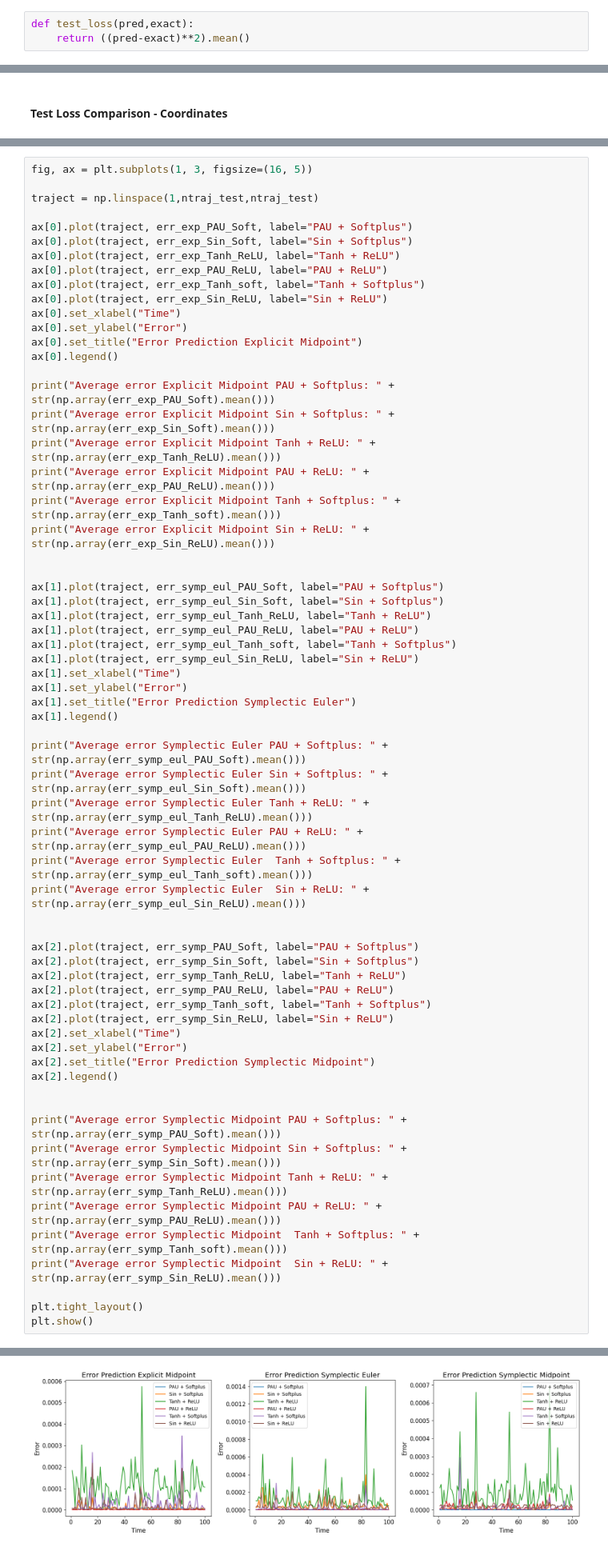
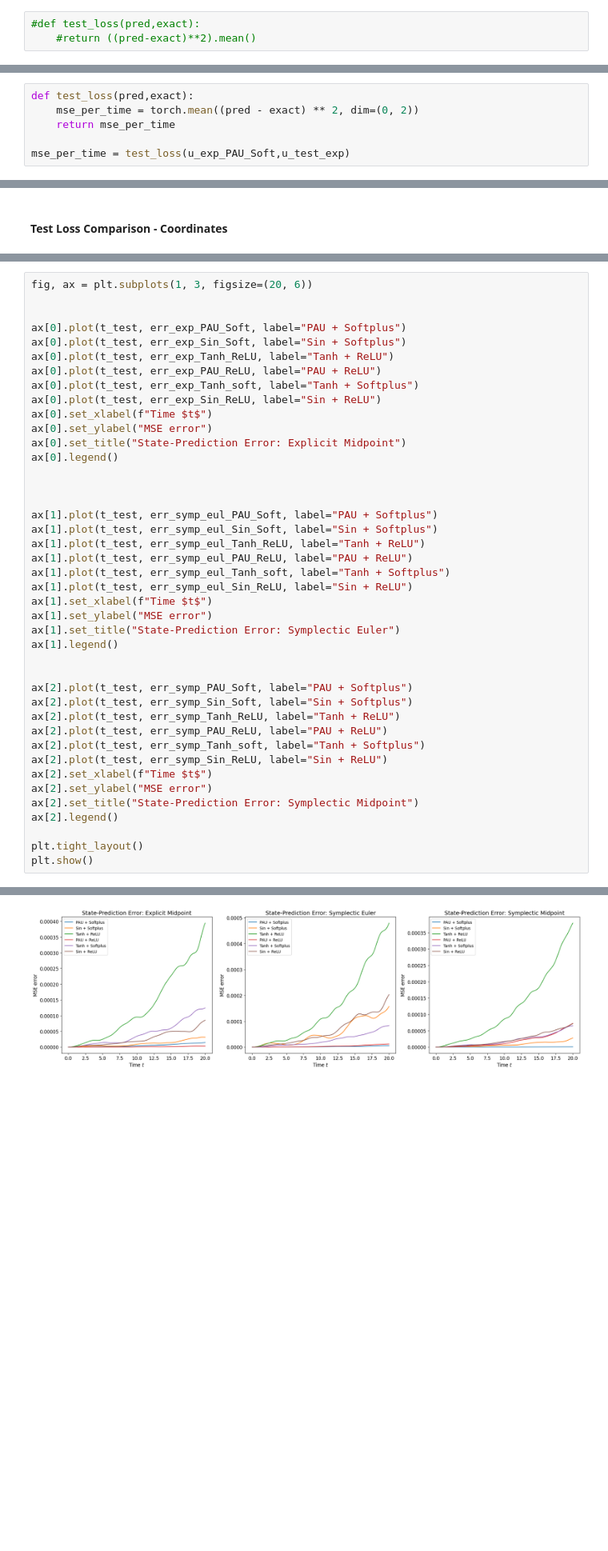
Before and after one commit to sannejamila/HNNs_ODEs, a Jupyter notebook: HenonHeiles.ipynb, the cells around one changed output, grey strips where cells are left out. Shown at 80% size. Cells and saved outputs as stored; diff of their text form; blank space fills up the shorter version.

```diff
--- a/HenonHeiles.ipynb
+++ b/HenonHeiles.ipynb
@@ -438,8 +452,8 @@ plt.show()
 # %% [markdown]
 ## Test Error Analysis - Comparing Activation Functions
 # %%
-def test_loss(pred,exact):
-    return ((pred-exact)**2).mean()
+#def test_loss(pred,exact):
+    #return ((pred-exact)**2).mean()
 # %% [markdown]
 ### Predicting Test Data
 # %%
@@ -477,6 +491,12 @@ Explicit Midpoint with Tanh and ReLU done
 Explicit Midpoint with PAU and ReLU done
 Explicit Midpoint with Tanh and Softplus done
 Explicit Midpoint with Sin and ReLU done
+# %%
+def test_loss(pred,exact):
+    mse_per_time = torch.mean((pred - exact) ** 2, dim=(0, 2))
+    return mse_per_time
+
+mse_per_time = test_loss(u_exp_PAU_Soft,u_test_exp)
 # %%
 u_symp_eul_PAU_Soft, _ = model_symp_eul_PAU_Soft.generate_trajectories(ntrajectories = ntraj_test, t_sample = t_test,integrator = "symplectic euler",u0s=u0_test)
 print("Symplectic Euler with PAU and Softplus done")
@@ -568,64 +564,42 @@ for i in range(u_symp_Sin_ReLU.shape[0]):
 # %%
-fig, ax = plt.subplots(1, 3, figsize=(16, 5))
+fig, ax = plt.subplots(1, 3, figsize=(20, 6))
 
-traject = np.linspace(1,ntraj_test,ntraj_test)
 
-ax[0].plot(traject, err_exp_PAU_Soft, label="PAU + Softplus")
-ax[0].plot(traject, err_exp_Sin_Soft, label="Sin + Softplus")
-ax[0].plot(traject, err_exp_Tanh_ReLU, label="Tanh + ReLU")
-ax[0].plot(traject, err_exp_PAU_ReLU, label="PAU + ReLU")
-ax[0].plot(traject, err_exp_Tanh_soft, label="Tanh + Softplus")
-ax[0].plot(traject, err_exp_Sin_ReLU, label="Sin + ReLU")
-ax[0].set_xlabel("Time")
-ax[0].set_ylabel("Error")
-ax[0].set_title("Error Prediction Explicit Midpoint")
+ax[0].plot(t_test, err_exp_PAU_Soft, label="PAU + Softplus")
+ax[0].plot(t_test, err_exp_Sin_Soft, label="Sin + Softplus")
+ax[0].plot(t_test, err_exp_Tanh_ReLU, label="Tanh + ReLU")
+ax[0].plot(t_test, err_exp_PAU_ReLU, label="PAU + ReLU")
+ax[0].plot(t_test, err_exp_Tanh_soft, label="Tanh + Softplus")
+ax[0].plot(t_test, err_exp_Sin_ReLU, label="Sin + ReLU")
+ax[0].set_xlabel(f"Time $t$")
+ax[0].set_ylabel("MSE error")
+ax[0].set_title("State-Prediction Error: Explicit Midpoint")
 ax[0].legend()
 
-print("Average error Explicit Midpoint PAU + Softplus: " + str(np.array(err_exp_PAU_Soft).mean()))
-print("Average error Explicit Midpoint Sin + Softplus: " + str(np.array(err_exp_Sin_Soft).mean()))
-print("Average error Explicit Midpoint Tanh + ReLU: " + str(np.array(err_exp_Tanh_ReLU).mean()))
-print("Average error Explicit Midpoint PAU + ReLU: " + str(np.array(err_exp_PAU_ReLU).mean()))
-print("Average error Explicit Midpoint Tanh + Softplus: " + str(np.array(err_exp_Tanh_soft).mean()))
-print("Average error Explicit Midpoint Sin + ReLU: " + str(np.array(err_exp_Sin_ReLU).mean()))
 
 
-ax[1].plot(traject, err_symp_eul_PAU_Soft, label="PAU + Softplus")
-ax[1].plot(traject, err_symp_eul_Sin_Soft, label="Sin + Softplus")
-ax[1].plot(traject, err_symp_eul_Tanh_ReLU, label="Tanh + ReLU")
-ax[1].plot(traject, err_symp_eul_PAU_ReLU, label="PAU + ReLU")
-ax[1].plot(traject, err_symp_eul_Tanh_soft, label="Tanh + Softplus")
-ax[1].plot(traject, err_symp_eul_Sin_ReLU, label="Sin + ReLU")
-ax[1].set_xlabel("Time")
-ax[1].set_ylabel("Error")
-ax[1].set_title("Error Prediction Symplectic Euler")
+ax[1].plot(t_test, err_symp_eul_PAU_Soft, label="PAU + Softplus")
+ax[1].plot(t_test, err_symp_eul_Sin_Soft, label="Sin + Softplus")
+ax[1].plot(t_test, err_symp_eul_Tanh_ReLU, label="Tanh + ReLU")
+ax[1].plot(t_test, err_symp_eul_PAU_ReLU, label="PAU + ReLU")
+ax[1].plot(t_test, err_symp_eul_Tanh_soft, label="Tanh + Softplus")
+ax[1].plot(t_test, err_symp_eul_Sin_ReLU, label="Sin + ReLU")
+ax[1].set_xlabel(f"Time $t$")
+ax[1].set_ylabel("MSE error")
+ax[1].set_title("State-Prediction Error: Symplectic Euler")
 ax[1].legend()
 
-print("Average error Symplectic Euler PAU + Softplus: " + str(np.array(err_symp_eul_PAU_Soft).mean()))
-print("Average error Symplectic Euler Sin + Softplus: " + str(np.array(err_symp_eul_Sin_Soft).mean()))
-print("Average error Symplectic Euler Tanh + ReLU: " + str(np.array(err_symp_eul_Tanh_ReLU).mean()))
-print("Average error Symplectic Euler PAU + ReLU: " + str(np.array(err_symp_eul_PAU_ReLU).mean()))
-print("Average error Symplectic Euler  Tanh + Softplus: " + str(np.array(err_symp_eul_Tanh_soft).mean()))
-print("Average error Symplectic Euler  Sin + ReLU: " + str(np.array(err_symp_eul_Sin_ReLU).mean()))
 
-
-ax[2].plot(traject, err_symp_PAU_Soft, label="PAU + Softplus")
-ax[2].plot(traject, err_symp_Sin_Soft, label="Sin + Softplus")
-ax[2].plot(traject, err_symp_Tanh_ReLU, label="Tanh + ReLU")
-ax[2].plot(traject, err_symp_PAU_ReLU, label="PAU + ReLU")
-ax[2].plot(traject, err_symp_Tanh_soft, label="Tanh + Softplus")
-ax[2].plot(traject, err_symp_Sin_ReLU, label="Sin + ReLU")
-ax[2].set_xlabel("Time")
-ax[2].set_ylabel("Error")
-ax[2].set_title("Error Prediction Symplectic Midpoint")
+ax[2].plot(t_test, err_symp_PAU_Soft, label="PAU + Softplus")
+ax[2].plot(t_test, err_symp_Sin_Soft, label="Sin + Softplus")
+ax[2].plot(t_test, err_symp_Tanh_ReLU, label="Tanh + ReLU")
+ax[2].plot(t_test, err_symp_PAU_ReLU, label="PAU + ReLU")
+ax[2].plot(t_test, err_symp_Tanh_soft, label="Tanh + Softplus")
+ax[2].plot(t_test, err_symp_Sin_ReLU, label="Sin + ReLU")
+ax[2].set_xlabel(f"Time $t$")
+ax[2].set_ylabel("MSE error")
+ax[2].set_title("State-Prediction Error: Symplectic Midpoint")
 ax[2].legend()
-
-
-print("Average error Symplectic Midpoint PAU + Softplus: " + str(np.array(err_symp_PAU_Soft).mean()))
-print("Average error Symplectic Midpoint Sin + Softplus: " + str(np.array(err_symp_Sin_Soft).mean()))
-print("Average error Symplectic Midpoint Tanh + ReLU: " + str(np.array(err_symp_Tanh_ReLU).mean()))
-print("Average error Symplectic Midpoint PAU + ReLU: " + str(np.array(err_symp_PAU_ReLU).mean()))
-print("Average error Symplectic Midpoint  Tanh + Softplus: " + str(np.array(err_symp_Tanh_soft).mean()))
-print("Average error Symplectic Midpoint  Sin + ReLU: " + str(np.array(err_symp_Sin_ReLU).mean()))
 
 plt.tight_layout()
 plt.show()
@@ -651,2 +607,2 @@ Average error Symplectic Midpoint  Sin + ReLU: 1.9977887897729968e-05
-[figure, old version]
+[figure, new version]
 # %%
```
Also changed, not shown: parts of 15 cells of this notebook, 9 other files.
